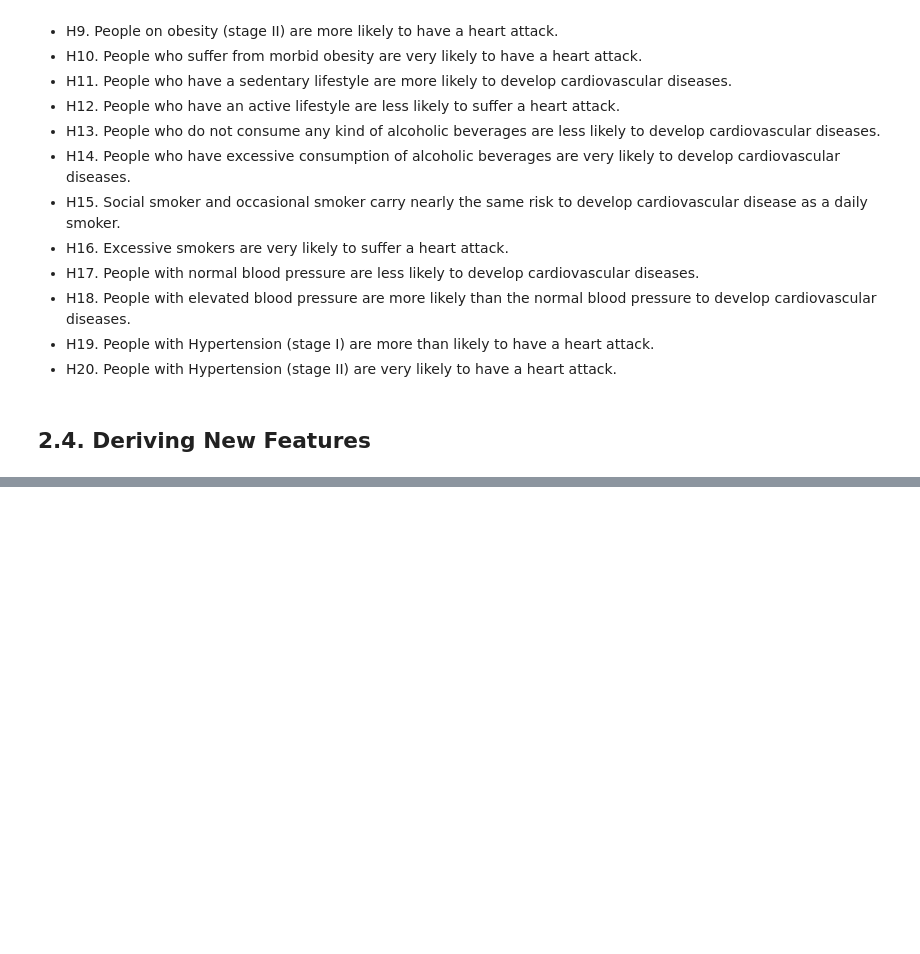
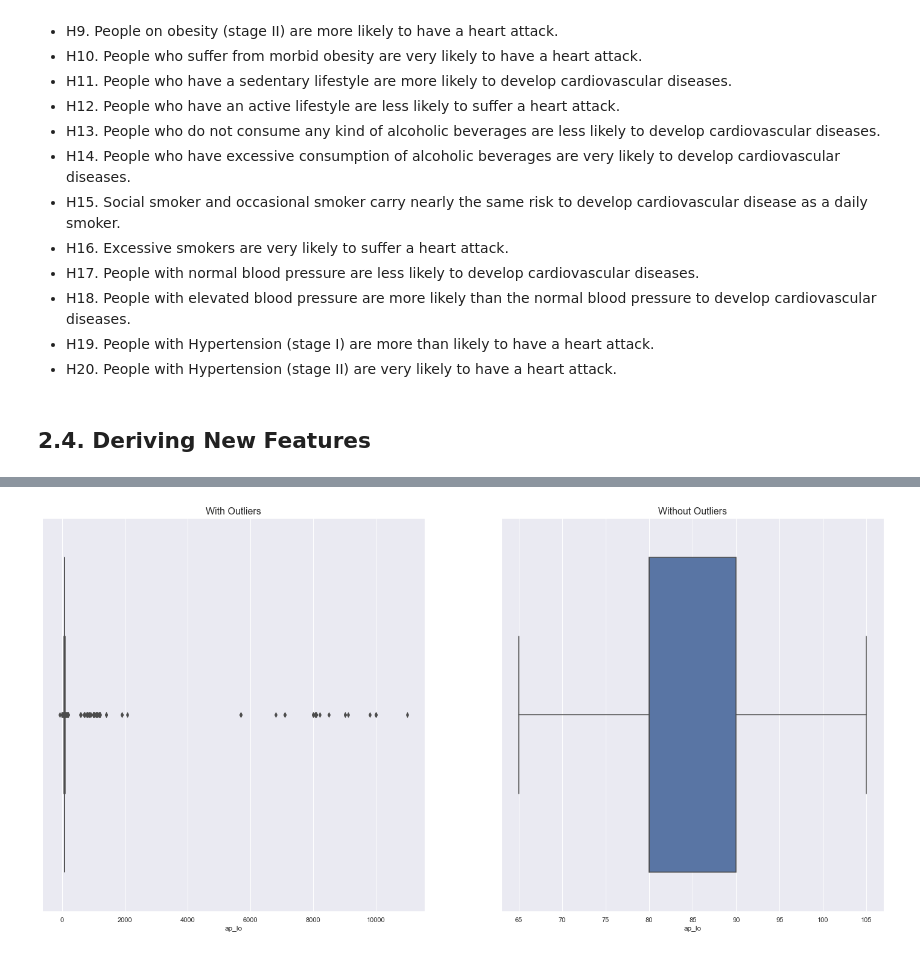
Before and after one commit to emidiovaleretto/cardio-catch-diseases, a Jupyter notebook: Cardio_Catch_Diseases.ipynb, the cells around one changed output, grey strips where cells are left out. Cells and saved outputs as stored; diff of their text form; code cells hidden in the pictures; blank space fills up the shorter version.

```diff
--- a/Cardio_Catch_Diseases.ipynb
+++ b/Cardio_Catch_Diseases.ipynb
@@ -453,0 +501,12 @@ df2.sample(10)
+# %%
+aux2 = get_quantile(df3, 'ap_lo')
+# %%
+plt.subplot(1, 2, 1);
+sns.boxplot(df3['ap_lo']);
+plt.title('With Outliers', fontsize=16);
+
+plt.subplot(1, 2, 2);
+sns.boxplot(aux2['ap_lo']);
+plt.title('Without Outliers', fontsize=16);
+# %% [output]
+[figure, added]
```
Also changed, not shown: parts of 40 cells of this notebook.
